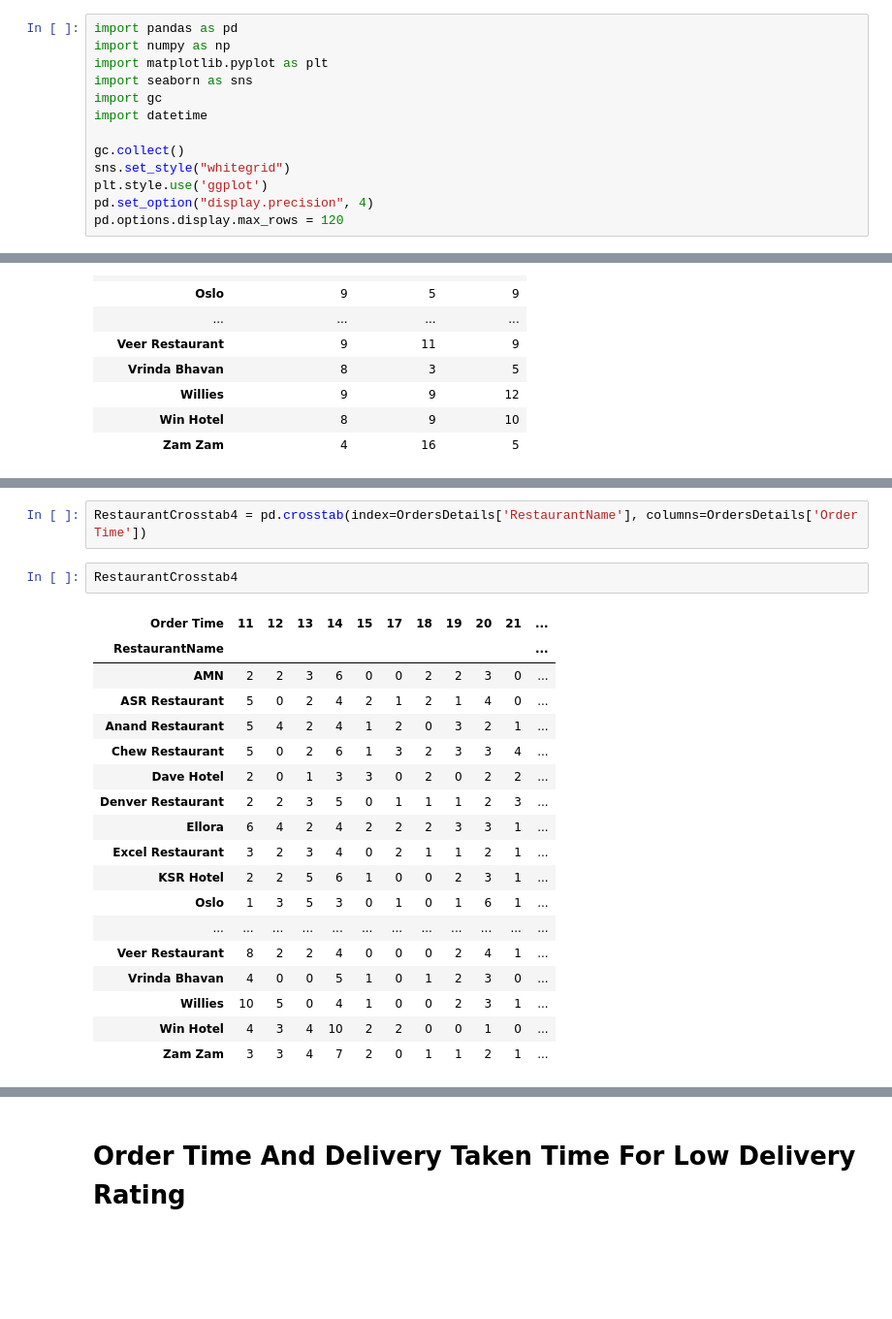
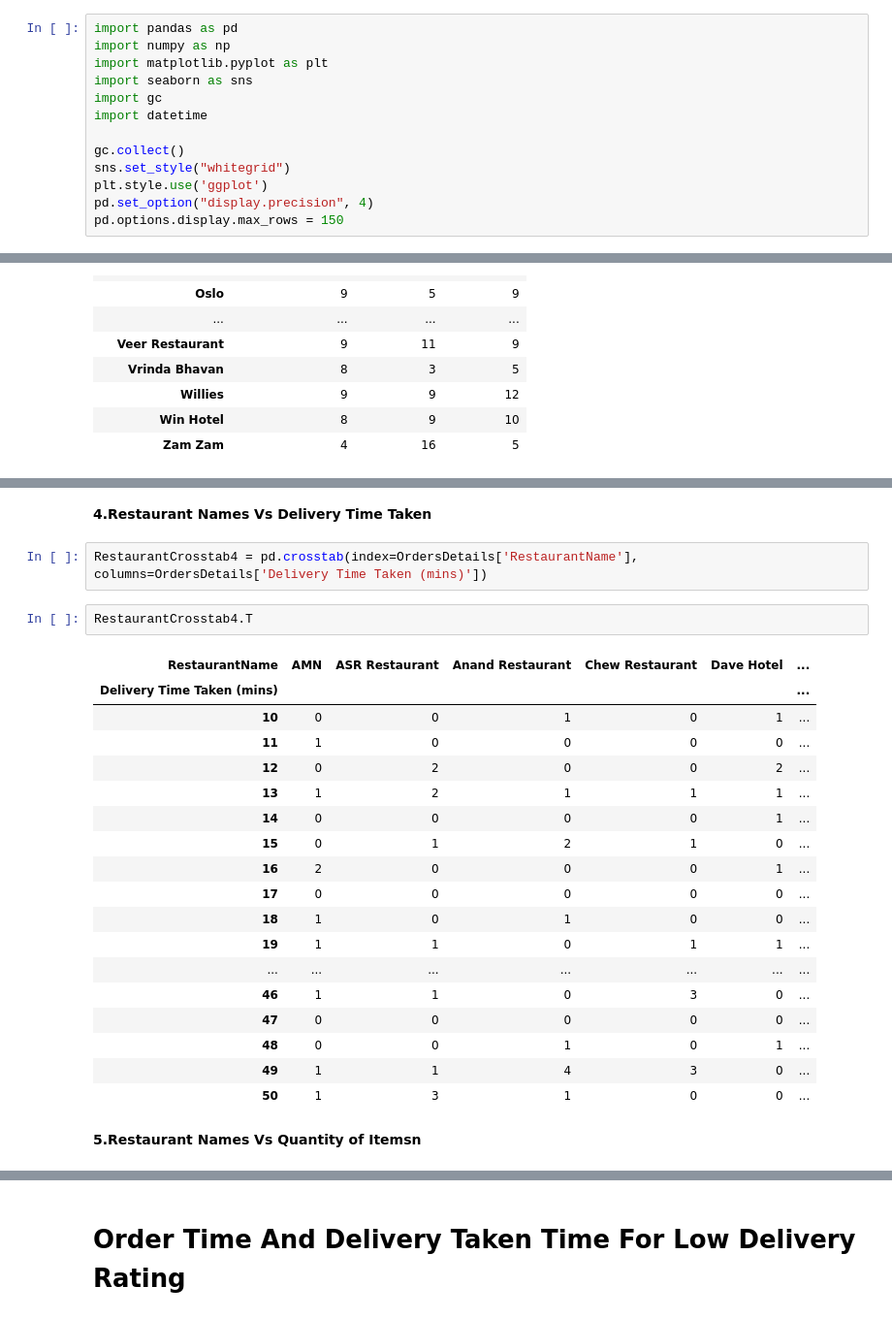
Before and after one commit to Osama-Anmar/Analysis-Restaurant-Data, a Jupyter notebook: Restaurant Sales.ipynb, the cells around one changed output, grey strips where cells are left out. Shown at 97% size. Cells and saved outputs as stored; diff of their text form; blank space fills up the shorter version.

```diff
--- a/Restaurant Sales.ipynb
+++ b/Restaurant Sales.ipynb
@@ -12,7 +12,7 @@ gc.collect()
 sns.set_style("whitegrid")
 plt.style.use('ggplot')
 pd.set_option("display.precision", 4)
-pd.options.display.max_rows = 120
+pd.options.display.max_rows = 150
 # %% [markdown]
 # Ignore Warnings
 # %%
@@ -1305,23 +1320,27 @@ RestaurantCrosstab3
+# %% [markdown]
+**4.Restaurant Names Vs Delivery Time Taken**
 # %%
-RestaurantCrosstab4 = pd.crosstab(index=OrdersDetails['RestaurantName'], columns=OrdersDetails['Order Time'])
+RestaurantCrosstab4 = pd.crosstab(index=OrdersDetails['RestaurantName'], columns=OrdersDetails['Delivery Time Taken (mins)'])
 # %%
-RestaurantCrosstab4
+RestaurantCrosstab4.T
 # %% [output]
-| Order Time | 11 | 12 | 13 | 14 | 15 | 17 | 18 | 19 | 20 | 21 | ... |
-| RestaurantName |  |  |  |  |  |  |  |  |  |  | ... |
-| AMN | 2 | 2 | 3 | 6 | 0 | 0 | 2 | 2 | 3 | 0 | ... |
-| ASR Restaurant | 5 | 0 | 2 | 4 | 2 | 1 | 2 | 1 | 4 | 0 | ... |
-| Anand Restaurant | 5 | 4 | 2 | 4 | 1 | 2 | 0 | 3 | 2 | 1 | ... |
-| Chew Restaurant | 5 | 0 | 2 | 6 | 1 | 3 | 2 | 3 | 3 | 4 | ... |
-| Dave Hotel | 2 | 0 | 1 | 3 | 3 | 0 | 2 | 0 | 2 | 2 | ... |
-| Denver Restaurant | 2 | 2 | 3 | 5 | 0 | 1 | 1 | 1 | 2 | 3 | ... |
-| Ellora | 6 | 4 | 2 | 4 | 2 | 2 | 2 | 3 | 3 | 1 | ... |
-| Excel Restaurant | 3 | 2 | 3 | 4 | 0 | 2 | 1 | 1 | 2 | 1 | ... |
-| KSR Hotel | 2 | 2 | 5 | 6 | 1 | 0 | 0 | 2 | 3 | 1 | ... |
-| Oslo | 1 | 3 | 5 | 3 | 0 | 1 | 0 | 1 | 6 | 1 | ... |
-| ... | ... | ... | ... | ... | ... | ... | ... | ... | ... | ... | ... |
-| Veer Restaurant | 8 | 2 | 2 | 4 | 0 | 0 | 0 | 2 | 4 | 1 | ... |
-| Vrinda Bhavan | 4 | 0 | 0 | 5 | 1 | 0 | 1 | 2 | 3 | 0 | ... |
-| Willies | 10 | 5 | 0 | 4 | 1 | 0 | 0 | 2 | 3 | 1 | ... |
-| Win Hotel | 4 | 3 | 4 | 10 | 2 | 2 | 0 | 0 | 1 | 0 | ... |
-| Zam Zam | 3 | 3 | 4 | 7 | 2 | 0 | 1 | 1 | 2 | 1 | ... |
+| RestaurantName | AMN | ASR Restaurant | Anand Restaurant | Chew Restaurant | Dave Hotel | ... |
+| Delivery Time Taken (mins) |  |  |  |  |  | ... |
+| 10 | 0 | 0 | 1 | 0 | 1 | ... |
+| 11 | 1 | 0 | 0 | 0 | 0 | ... |
+| 12 | 0 | 2 | 0 | 0 | 2 | ... |
+| 13 | 1 | 2 | 1 | 1 | 1 | ... |
+| 14 | 0 | 0 | 0 | 0 | 1 | ... |
+| 15 | 0 | 1 | 2 | 1 | 0 | ... |
+| 16 | 2 | 0 | 0 | 0 | 1 | ... |
+| 17 | 0 | 0 | 0 | 0 | 0 | ... |
+| 18 | 1 | 0 | 1 | 0 | 0 | ... |
+| 19 | 1 | 1 | 0 | 1 | 1 | ... |
+| ... | ... | ... | ... | ... | ... | ... |
+| 46 | 1 | 1 | 0 | 3 | 0 | ... |
+| 47 | 0 | 0 | 0 | 0 | 0 | ... |
+| 48 | 0 | 0 | 1 | 0 | 1 | ... |
+| 49 | 1 | 1 | 4 | 3 | 0 | ... |
+| 50 | 1 | 3 | 1 | 0 | 0 | ... |
+# %% [markdown]
+**5.Restaurant Names Vs Quantity of Itemsn**
```
Also changed, not shown: parts of 51 cells of this notebook.
